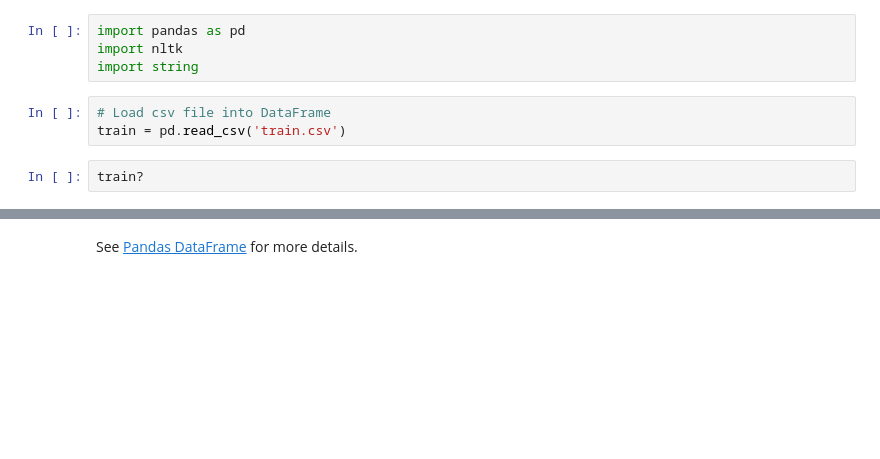
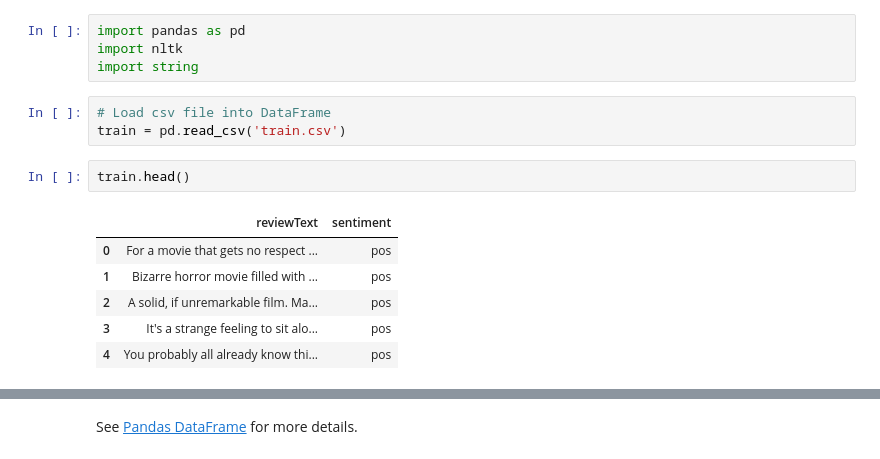
Before and after one commit to rgroot1/Python, a Jupyter notebook: NLP/Sentiment_Analysis_P1.ipynb, the cells around one changed output, grey strips where cells are left out. Drawn from its saved outputs; the diff is of its cells as text; blank space fills up the shorter version.

```diff
--- a/NLP/Sentiment_Analysis_P1.ipynb
+++ b/NLP/Sentiment_Analysis_P1.ipynb
@@ -18,7 +18,14 @@ import string
 # Load csv file into DataFrame
 train = pd.read_csv('train.csv')
 # %%
-train?
+train.head()
+# %% [output]
+|  | reviewText | sentiment |
+| 0 | For a movie that gets no respect ... | pos |
+| 1 | Bizarre horror movie filled with ... | pos |
+| 2 | A solid, if unremarkable film. Ma... | pos |
+| 3 | It's a strange feeling to sit alo... | pos |
+| 4 | You probably all already know thi... | pos |
 # %%
 print("sentiment  :", train.sentiment[0])
 print("reviewText :", train.reviewText[0])
```
Also changed, not shown: parts of 44 cells of this notebook, 7 other files.
